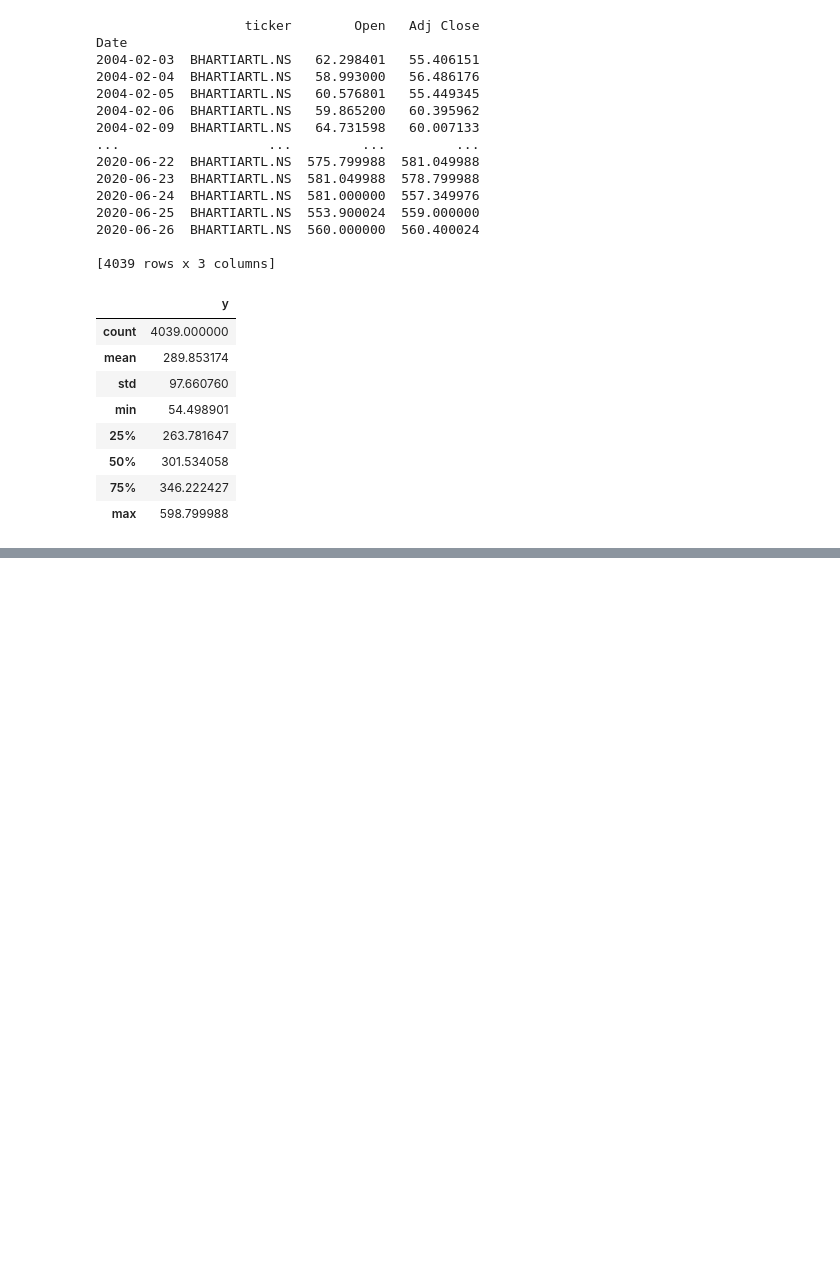
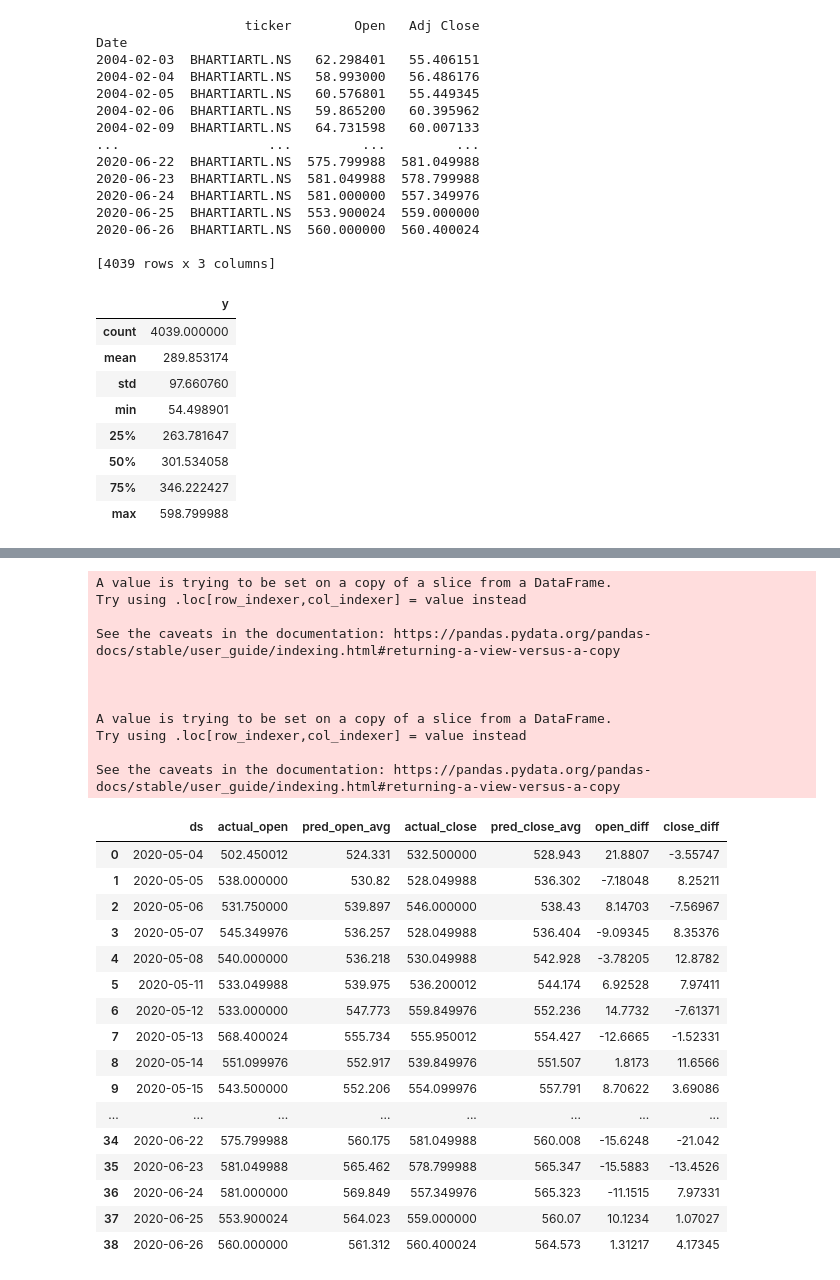
Before and after one commit to kiranbeethoju/Stock-Market-Forecast, a Jupyter notebook: stock_predictions_data.ipynb, the cells around one changed output, grey strips where cells are left out. Cells and saved outputs as stored; diff of their text form; code cells hidden in the pictures; blank space fills up the shorter version.

```diff
--- a/stock_predictions_data.ipynb
+++ b/stock_predictions_data.ipynb
@@ -178,0 +177,2 @@ c
+# %%
+df = c[["ds","actual_open","pred_open_avg","actual_close","pred_close_avg"]]
@@ -178,0 +188,33 @@ c
+# %%
+df["open_diff"] = df["pred_open_avg"]-df["actual_open"]
+df["close_diff"] = df["pred_close_avg"]-df["actual_close"]
+df
+# %% [output]
+A value is trying to be set on a copy of a slice from a DataFrame.
+Try using .loc[row_indexer,col_indexer] = value instead
+
+See the caveats in the documentation: https://pandas.pydata.org/pandas-docs/stable/user_guide/indexing.html#returning-a-view-versus-a-copy
+
+
+
+A value is trying to be set on a copy of a slice from a DataFrame.
+Try using .loc[row_indexer,col_indexer] = value instead
+
+See the caveats in the documentation: https://pandas.pydata.org/pandas-docs/stable/user_guide/indexing.html#returning-a-view-versus-a-copy
+|  | ds | actual_open | pred_open_avg | actual_close | pred_close_avg | open_diff | close_diff |
+| 0 | 2020-05-04 | 502.450012 | 524.331 | 532.500000 | 528.943 | 21.8807 | -3.55747 |
+| 1 | 2020-05-05 | 538.000000 | 530.82 | 528.049988 | 536.302 | -7.18048 | 8.25211 |
+| 2 | 2020-05-06 | 531.750000 | 539.897 | 546.000000 | 538.43 | 8.14703 | -7.56967 |
+| 3 | 2020-05-07 | 545.349976 | 536.257 | 528.049988 | 536.404 | -9.09345 | 8.35376 |
+| 4 | 2020-05-08 | 540.000000 | 536.218 | 530.049988 | 542.928 | -3.78205 | 12.8782 |
+| 5 | 2020-05-11 | 533.049988 | 539.975 | 536.200012 | 544.174 | 6.92528 | 7.97411 |
+| 6 | 2020-05-12 | 533.000000 | 547.773 | 559.849976 | 552.236 | 14.7732 | -7.61371 |
+| 7 | 2020-05-13 | 568.400024 | 555.734 | 555.950012 | 554.427 | -12.6665 | -1.52331 |
+| 8 | 2020-05-14 | 551.099976 | 552.917 | 539.849976 | 551.507 | 1.8173 | 11.6566 |
+| 9 | 2020-05-15 | 543.500000 | 552.206 | 554.099976 | 557.791 | 8.70622 | 3.69086 |
+| ... | ... | ... | ... | ... | ... | ... | ... |
+| 34 | 2020-06-22 | 575.799988 | 560.175 | 581.049988 | 560.008 | -15.6248 | -21.042 |
+| 35 | 2020-06-23 | 581.049988 | 565.462 | 578.799988 | 565.347 | -15.5883 | -13.4526 |
+| 36 | 2020-06-24 | 581.000000 | 569.849 | 557.349976 | 565.323 | -11.1515 | 7.97331 |
+| 37 | 2020-06-25 | 553.900024 | 564.023 | 559.000000 | 560.07 | 10.1234 | 1.07027 |
+| 38 | 2020-06-26 | 560.000000 | 561.312 | 560.400024 | 564.573 | 1.31217 | 4.17345 |
```
Also changed, not shown: parts of 5 cells of this notebook.
